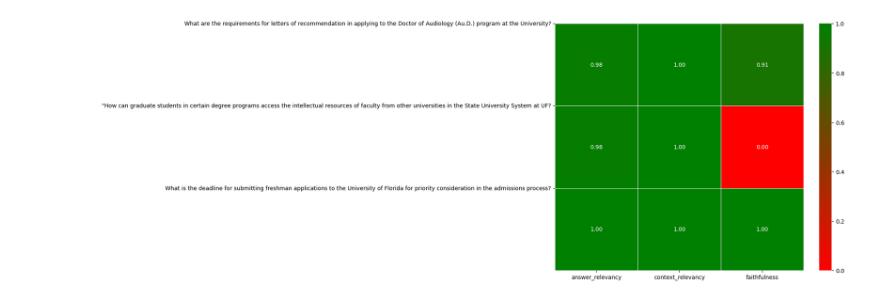
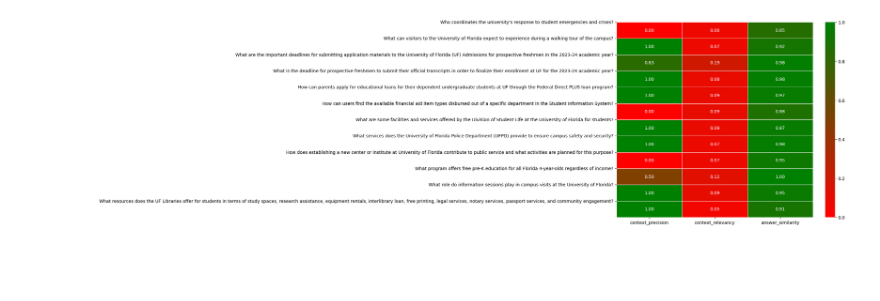
Before and after one commit to harshtarang/local-rag-evaluator, a Jupyter notebook: Evaluate admissions.ipynb, the cells around one changed output. Cells and saved outputs as stored; diff of their text form; code cells hidden in the pictures; blank space fills up the shorter version.

Commit message:
Add results and evaluation final visualization results

```diff
--- a/Evaluate admissions.ipynb
+++ b/Evaluate admissions.ipynb
@@ -42,7 +48,7 @@ from langchain_core.prompts import ChatPromptTemplate
 
 # supports many more optional parameters. Hover on your `ChatOllama(...)`
 # class to view the latest available supported parameters
-llm = ChatOllama(model="mistral")
+llm = ChatOllama(model="llama3:8b")
 prompt = ChatPromptTemplate.from_template("Tell me a short joke about {topic}")
 
 # using LangChain Expressive Language chain syntax
@@ -65,6 +71,11 @@ mistral_wrapper = LangchainLLMWrapper(langchain_llm=llm)
 faithfulness.llm = mistral_wrapper
 answer_relevancy.llm = mistral_wrapper
 context_relevancy.llm = mistral_wrapper
+answer_similarity.llm = mistral_wrapper
+answer_correctness.llm = mistral_wrapper
+harmfulness.llm = mistral_wrapper
+context_precision.llm = mistral_wrapper
+context_recall.llm = mistral_wrapper
 # %%
 # evaluate
 from ragas import evaluate
@@ -72,13 +83,14 @@ from langchain_community.embeddings.fastembed import FastEmbedEmbeddings
 fast_embeddings = FastEmbedEmbeddings(model_name="BAAI/bge-base-en")
 
 result = evaluate(
-    dataset.select(range(9)),  # showing only 3 for demonstration
+    dataset,
      metrics=[
-        answer_relevancy,
+        context_precision,
         context_relevancy,
-        faithfulness
+        answer_similarity
     ],
-    embeddings=fast_embeddings
+    embeddings=fast_embeddings,
+    raise_exceptions=True
 )
 
 result
@@ -95,18 +123,18 @@ df.head()
 # %%
 import seaborn as sns
 import matplotlib.pyplot as plt
 from matplotlib.colors import LinearSegmentedColormap
 
 
-heatmap_data = df[['answer_relevancy', 'context_relevancy', 'faithfulness']]
+heatmap_data = df[['context_precision', 'context_relevancy', 'answer_similarity']]
 
 cmap = LinearSegmentedColormap.from_list('green_red', ['red', 'green'])
 
 plt.figure(figsize=(10, 8))
 sns.heatmap(heatmap_data, annot=True, fmt=".2f", linewidths=.5, cmap=cmap)
 
 plt.yticks(ticks=range(len(df['question'])), labels=df['question'], rotation=0)
 
 plt.show()
 # %% [output]
-[figure, old version]
+[figure, new version]
```
Also changed, not shown: parts of 7 cells of this notebook, 26 other files.
